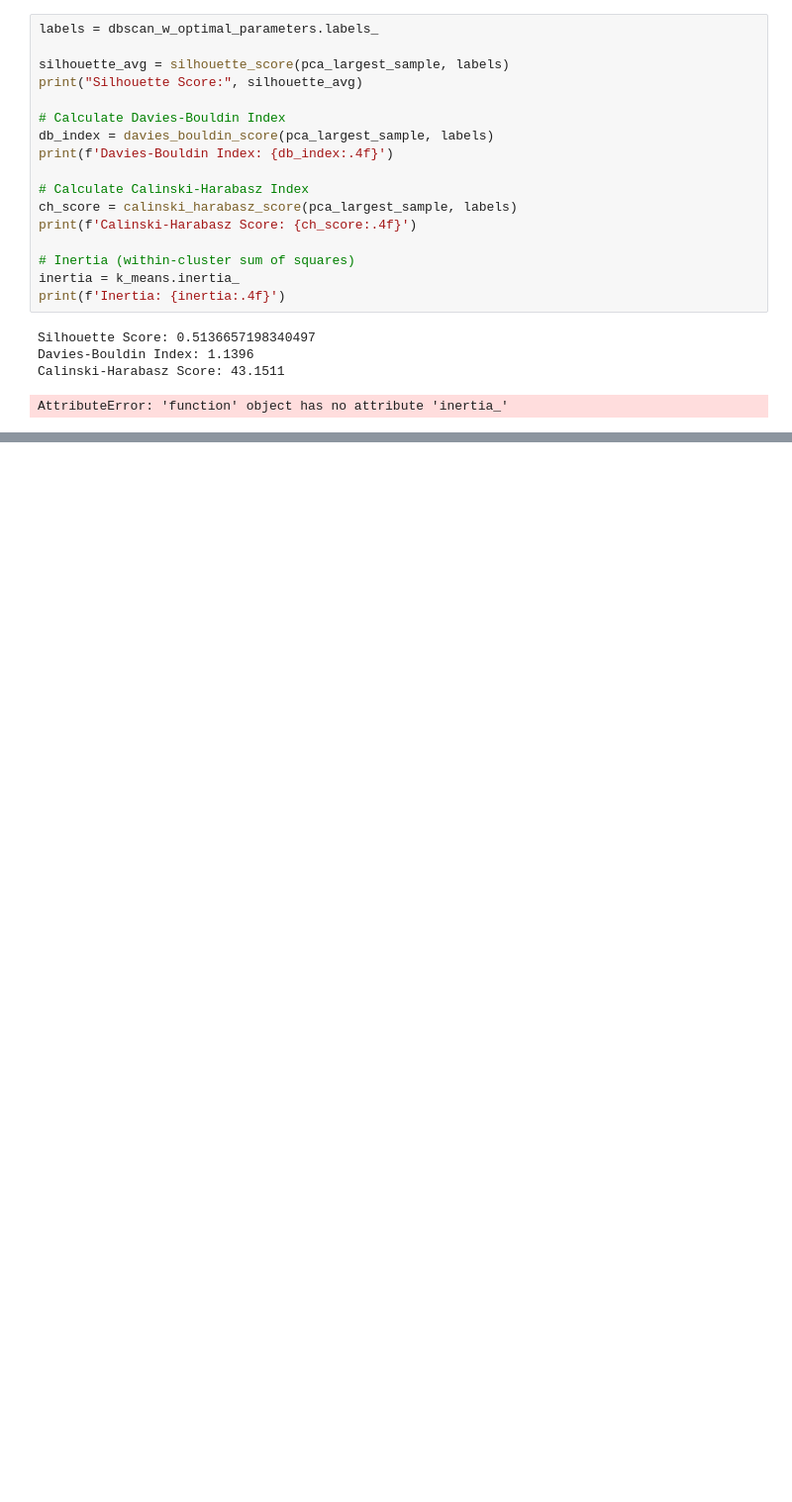
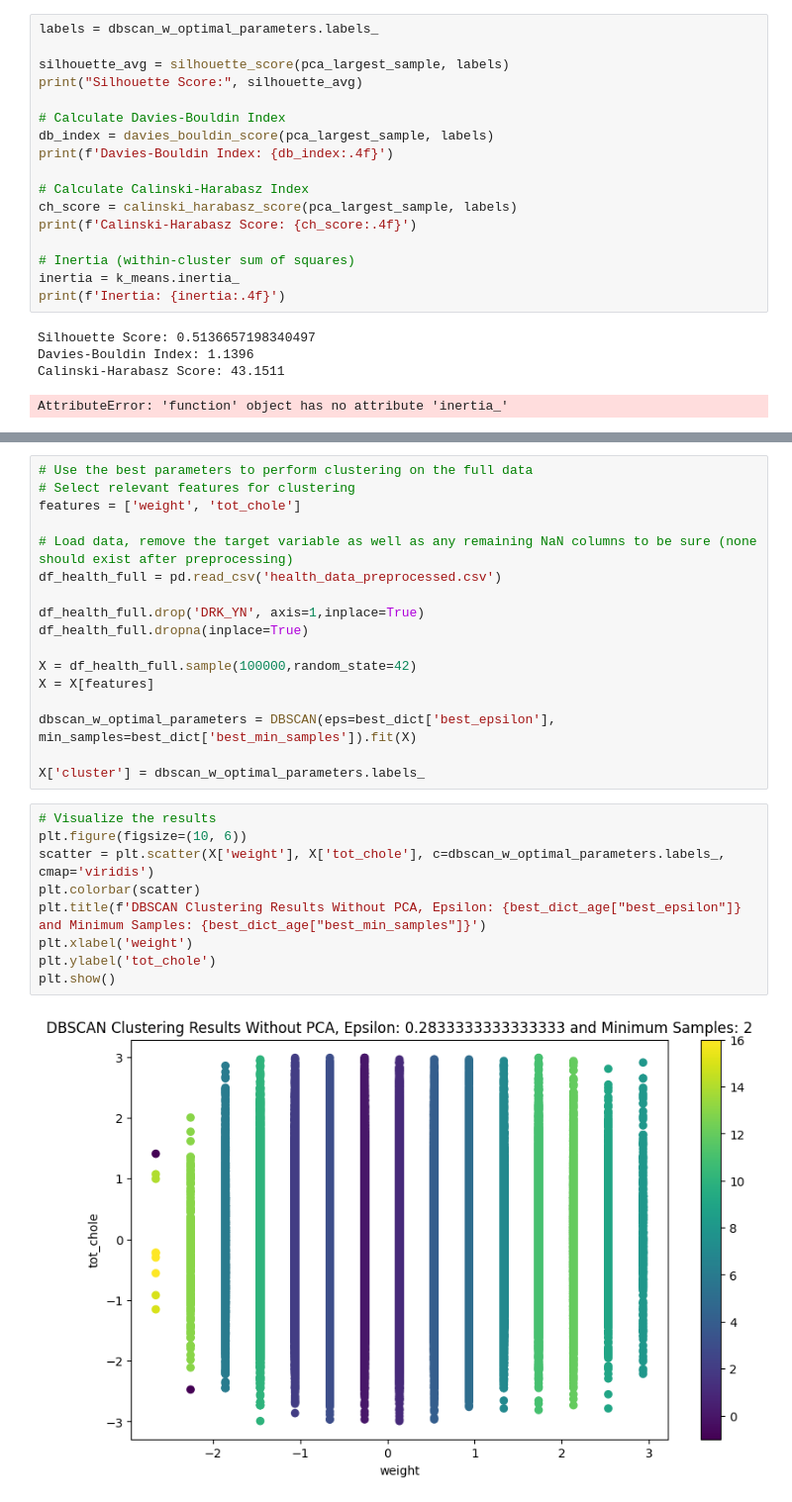
Before and after one commit to philippollmann/it3212-group7-assignment4, a Jupyter notebook: dbscan.ipynb, the cells around one changed output, grey strips where cells are left out. Shown at 99% size. Saved outputs shown, nothing was run; the diff lists cells and outputs as text; blank space fills up the shorter version.

```diff
--- a/dbscan.ipynb
+++ b/dbscan.ipynb
@@ -214,0 +333,28 @@ AttributeError: 'function' object has no attribute 'inertia_'
+# %%
+# Use the best parameters to perform clustering on the full data
+# Select relevant features for clustering
+features = ['weight', 'tot_chole']
+
+# Load data, remove the target variable as well as any remaining NaN columns to be sure (none should exist after preprocessing)
+df_health_full = pd.read_csv('health_data_preprocessed.csv')
+
+df_health_full.drop('DRK_YN', axis=1,inplace=True)
+df_health_full.dropna(inplace=True)
+
+X = df_health_full.sample(100000,random_state=42)
+X = X[features]
+
+dbscan_w_optimal_parameters = DBSCAN(eps=best_dict['best_epsilon'], min_samples=best_dict['best_min_samples']).fit(X)
+
+X['cluster'] = dbscan_w_optimal_parameters.labels_
+# %%
+# Visualize the results
+plt.figure(figsize=(10, 6))
+scatter = plt.scatter(X['weight'], X['tot_chole'], c=dbscan_w_optimal_parameters.labels_, cmap='viridis')
+plt.colorbar(scatter)
+plt.title(f'DBSCAN Clustering Results Without PCA, Epsilon: {best_dict_age["best_epsilon"]} and Minimum Samples: {best_dict_age["best_min_samples"]}')
+plt.xlabel('weight')
+plt.ylabel('tot_chole')
+plt.show()
+# %% [output]
+[figure, added]
```
Also changed, not shown: parts of 20 cells of this notebook.
